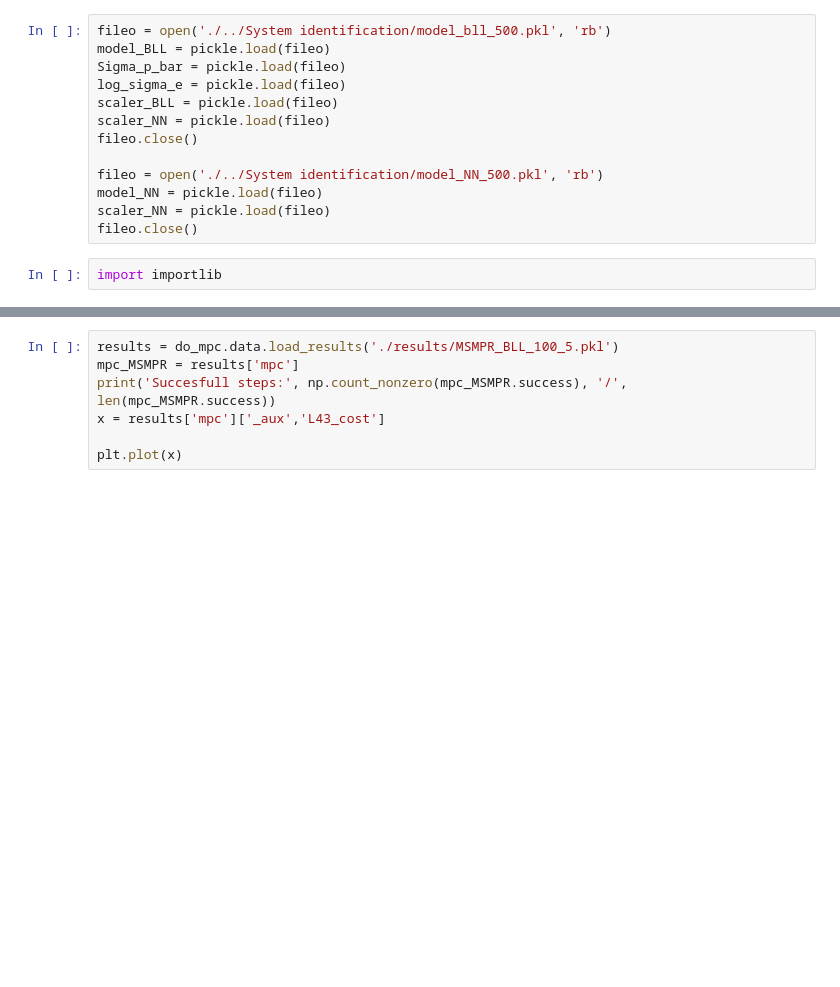
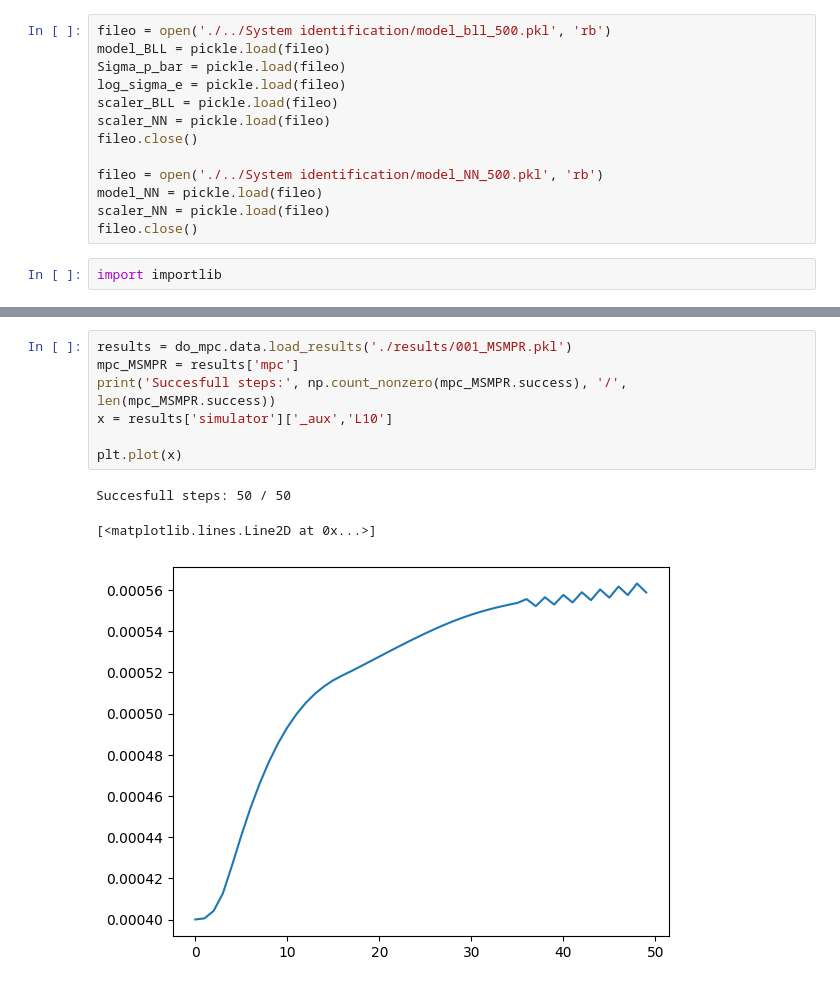
Before and after one commit to collinj2812/multistageNMPC_BLL, a Jupyter notebook: NMPC/nmpc.ipynb, the cells around one changed output, grey strips where cells are left out. Saved outputs shown, nothing was run; the diff lists cells and outputs as text; blank space fills up the shorter version.

```diff
--- a/NMPC/nmpc.ipynb
+++ b/NMPC/nmpc.ipynb
@@ -162,7 +182,11 @@ Exception: Error occured in struct context with powerIndex ('_x', 0, 0), at cano
 # %%
-results = do_mpc.data.load_results('./results/MSMPR_BLL_100_5.pkl')
+results = do_mpc.data.load_results('./results/001_MSMPR.pkl')
 mpc_MSMPR = results['mpc']
 print('Succesfull steps:', np.count_nonzero(mpc_MSMPR.success), '/', len(mpc_MSMPR.success))
-x = results['mpc']['_aux','L43_cost']
+x = results['simulator']['_aux','L10']
 
 plt.plot(x)
+# %% [output]
+Succesfull steps: 50 / 50
+[<matplotlib.lines.Line2D at 0x...>]
+[figure, added]
```
Also changed, not shown: parts of 2 cells of this notebook.
